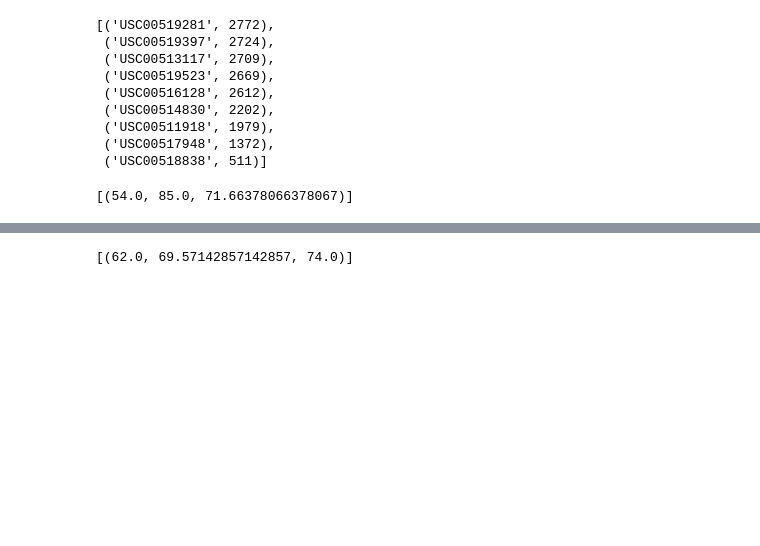
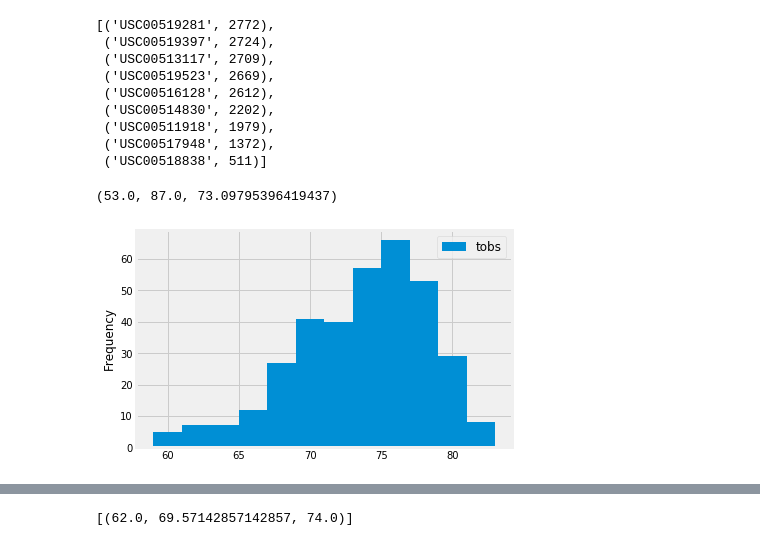
Before and after one commit to JeClarke05/SQL_Alchemy, a Jupyter notebook: climate_starter.ipynb, the cells around one changed output, grey strips where cells are left out. Cells and saved outputs as stored; diff of their text form; code cells hidden in the pictures; blank space fills up the shorter version.

Commit message:
created histogram

```diff
--- a/climate_starter.ipynb
+++ b/climate_starter.ipynb
@@ -174,8 +175,20 @@ engine.execute('SELECT station, COUNT(*) AS num_of_stations FROM Measurement GRO
 # %%
 # Using the station id from the previous query, calculate the lowest temperature recorded,
 # highest temperature recorded, and average temperature most active station?
+session.query(func.min(Measurement.tobs), func.max(Measurement.tobs), func.avg(Measurement.tobs)).filter(Station.station == 'USC00519281').first()
 # %% [output]
-[(54.0, 85.0, 71.66378066378067)]
+(53.0, 87.0, 73.09795396419437)
 # %%
 # Choose the station with the highest number of temperature observations.
 # Query the last 12 months of temperature observation data for this station and plot the results as a histogram
+temps = session.query(Measurement.tobs).filter(Measurement.date >= yrAgo).filter(Measurement.station == 'USC00519281').all()
+temps
+#ravel temps in to list
+temps_list = list(np.ravel(temps))
+#Create histogram
+plt.hist(temps_list, bins=n_bins, histtype='bar', label='tobs')
+plt.ylabel('Frequency')
+plt.legend(prop={'size': 12})
+plt.show()
+# %% [output]
+[figure, added]
```
Also changed, not shown: parts of 2 cells of this notebook.
